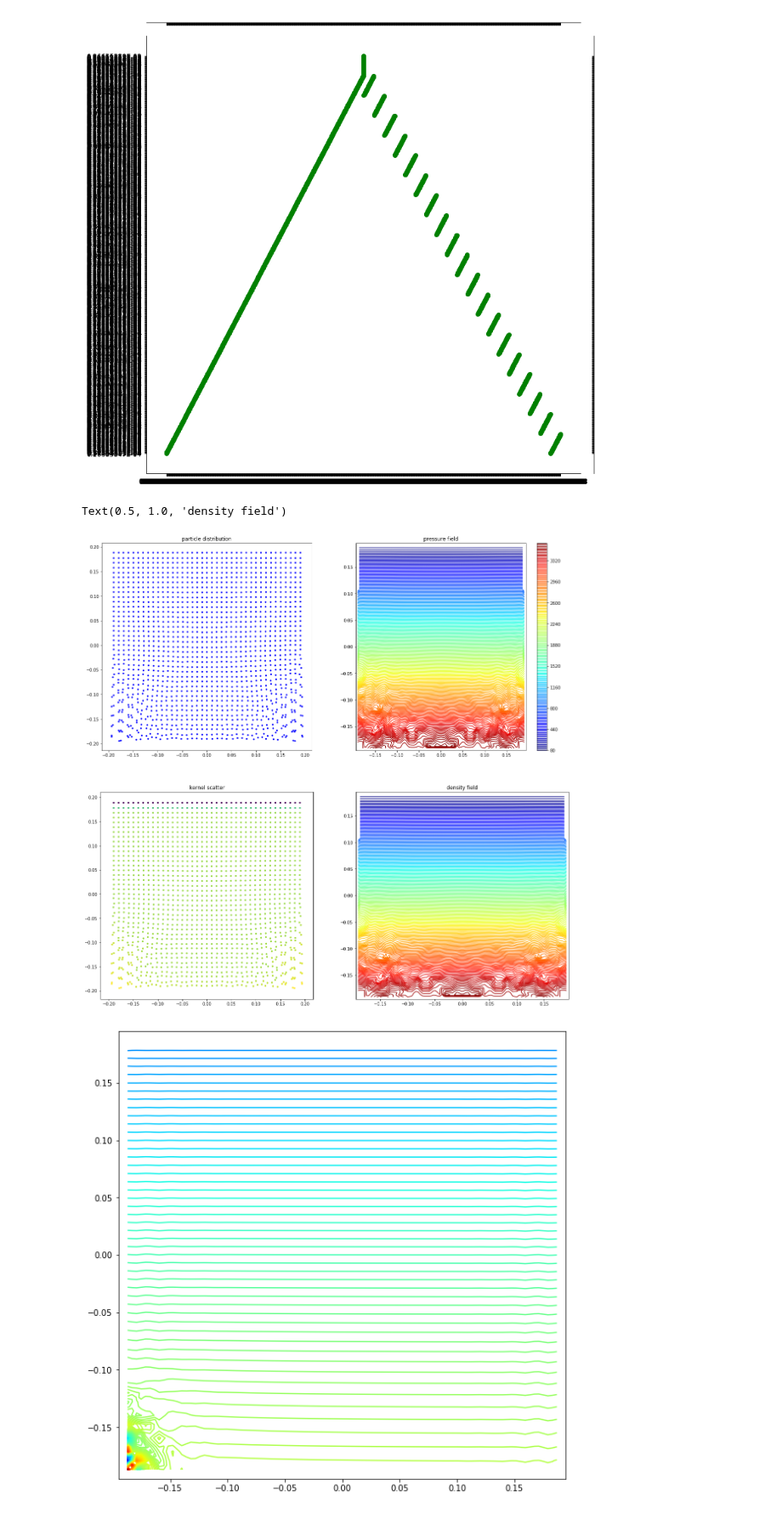
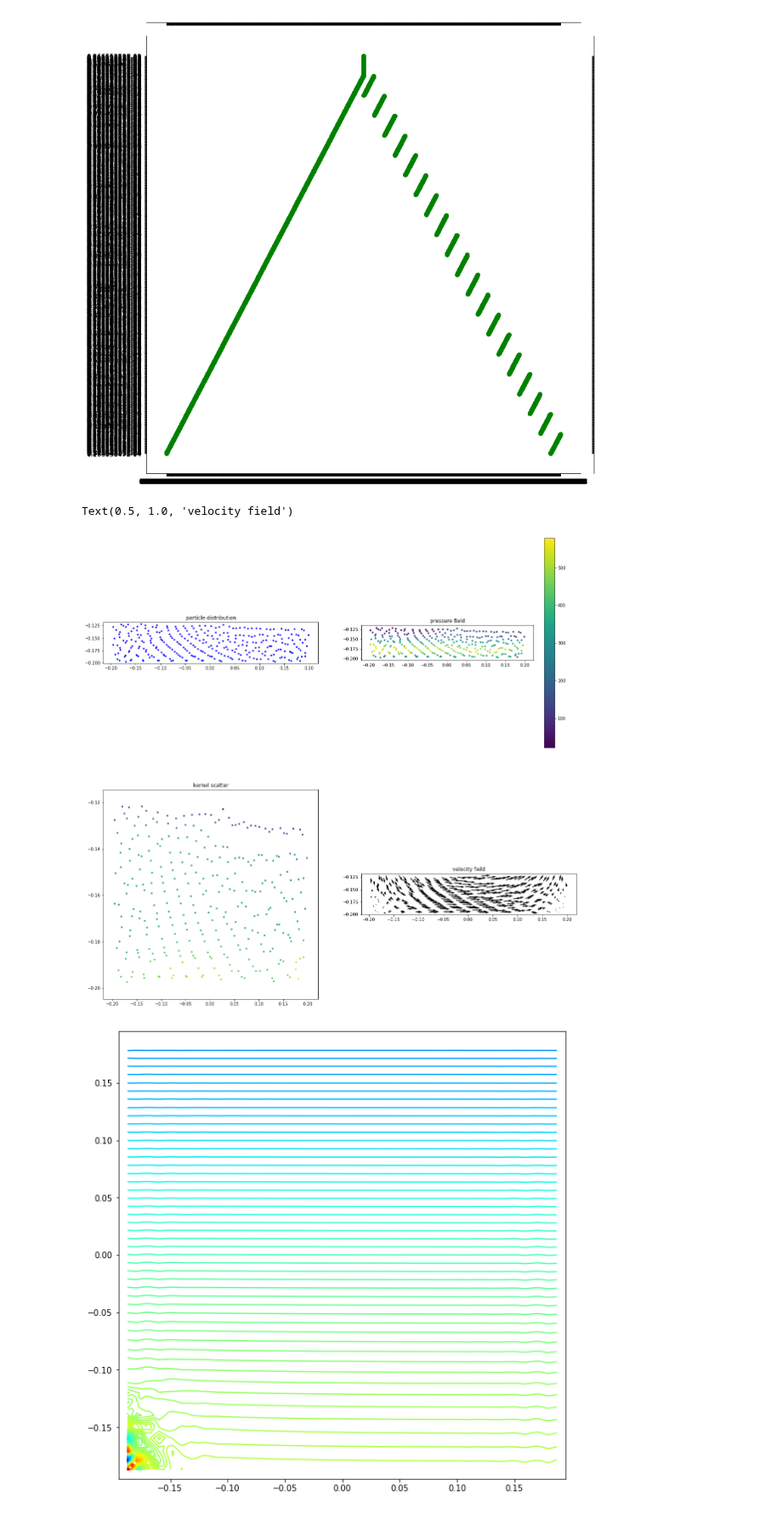
Before and after one commit to Jinx134235/static-water, a Jupyter notebook: particle&pressure plot.ipynb, the cells around one changed output. Shown at 85% size. Cells and saved outputs as stored; diff of their text form; code cells hidden in the pictures.

```diff
--- a/particle&pressure plot.ipynb
+++ b/particle&pressure plot.ipynb
@@ -25,8 +25,8 @@ from matplotlib.mlab import griddata
 from numpy.random import uniform
 from math import log10
 
-npts=39*39 #total number of fluid particles
-steps=255
+npts=15*20 #total number of fluid particles
+steps=1000
 xl = 0.195 #size of the domain, divided by 2
 data1 = np.loadtxt('../data/f_xv.dat')
 data0 = np.loadtxt('../data/ini_xv.dat')
@@ -48,55 +48,46 @@ kernel2 = data3[npts:,1]
 fig, ax = plt.subplots(figsize=(20, 20))
 ax.set_title('wcsph results, fluid particle:%d,timestep:%d'%(npts,steps))
 init = plt.subplot(221,aspect=1.0)
 init.plot(x2,y2,'.b')
 #init.plot(x2,y2,'+m',x3,y3,'.r')
-
 init.set_title('particle distribution')
-
-#position = plt.subplot(223,aspect=1.0)
-#position.margins(x=0,y=0)
-#position.plot(x2,y2,'.b')
-#hold on
-#position.plot(x3,y3,'.r')
-#position.plot_joint(plt.scatter, color="b")
-#position.set_title('particle position')
 
 pressure = exdata[:,3]
 density = exdata[:,2]
 energy = exdata[:,4]
 xi = np.linspace(-xl,xl,100)
 yi = np.linspace(-xl,xl,100)
 #m=np.log10(pressure)
 # grid the data.
 zi = griddata(x2,y2,pressure,xi,yi,interp='linear')
 # contour the gridded data, plotting dots at the randomly spaced data points.
-CS = plt.subplot(222)
-#im2 = CS.contour(xi,yi,zi,linewidths=0.5,colors='k')
-im2 = CS.contour(xi,yi,zi,200,cmap=plt.cm.jet)
+CS = plt.subplot(222,aspect=1.0)
+im2 = CS.scatter(x2,y2,10,pressure)
+#im2 = CS.contour(xi,yi,zi,200,cmap=plt.cm.jet)
 #fmt = ticker.LogFormatterMathtext()
 #fmt.create_dummy_axis()
 #CS.clabel(im2, im2.levels[::2])
 fig.colorbar(im2,ax=CS,pad=0.05)
-CS.set_title('pressure field')
+CS.set_title('pressure field') #both contour & scatter are used
 
 ccs = plt.subplot(223)
 #x2.append(x3)
 #y2.append(y3)
 im3 = ccs.scatter(x2,y2,10,kernel1)
 ccs.set_title('kernel scatter')
 
-#vel = plt.subplot(223)
-#vel.quiver(x2,y2,u2,v2)
-#vel.set_title('velocity field')
+vel = plt.subplot(224,aspect=1.0)
+vel.quiver(x2,y2,u2,v2)
+vel.set_title('velocity field')
 
-den = plt.subplot(224)
-zii = griddata(x2,y2,pressure,xi,yi,interp='linear')
-im3 = den.contour(xi,yi,zii,200,cmap=plt.cm.jet)
+#den = plt.subplot(224)
+#zii = griddata(x2,y2,pressure,xi,yi,interp='linear')
+#im3 = den.contour(xi,yi,zii,200,cmap=plt.cm.jet)
 #fig.colorbar(im3, ax =den,pad=0.05)
-den.set_title('density field')
+#den.set_title('density field')
 # %% [output]
-Text(0.5, 1.0, 'density field')
+Text(0.5, 1.0, 'velocity field')
-[figure, old version]
+[figure, new version]
 # %%
 fig, ax = plt.subplots(figsize=(10, 10))
 CS = plt.subplot(111,aspect=1.0)
```
Also changed, not shown: 4 other files.
